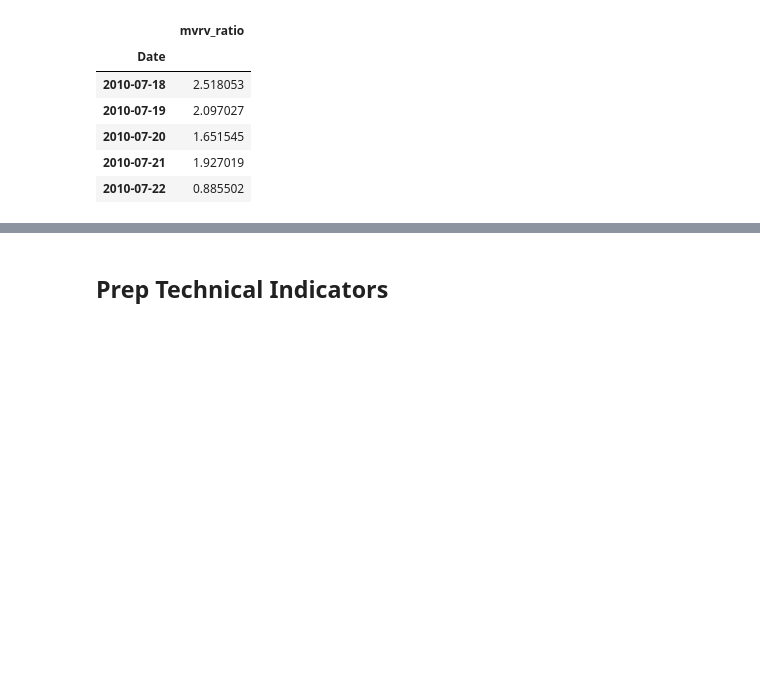
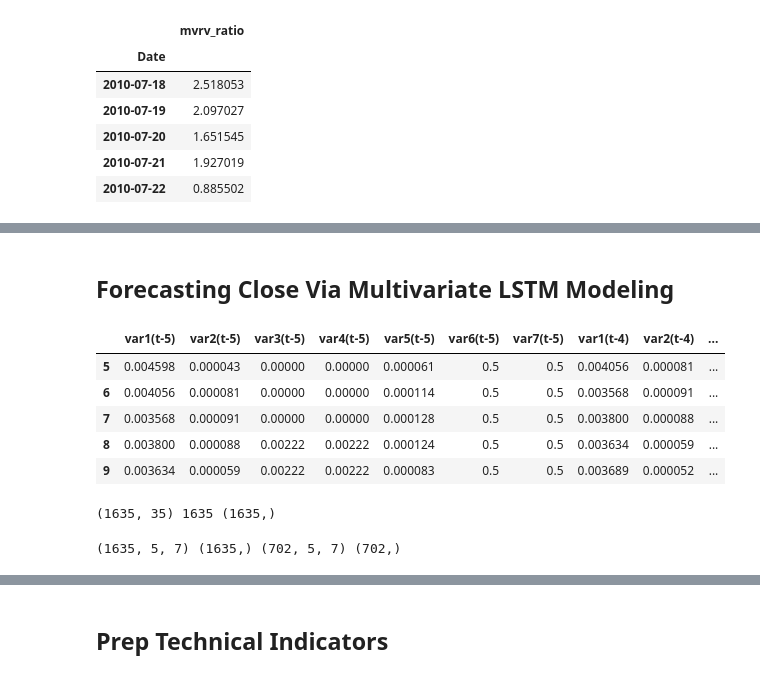
Before and after one commit to bcizek91/crypto_bot_project_2, a Jupyter notebook: Data_Prep_Master.ipynb, the cells around one changed output, grey strips where cells are left out. Cells and saved outputs as stored; diff of their text form; code cells hidden in the pictures; blank space fills up the shorter version.

```diff
--- a/Data_Prep_Master.ipynb
+++ b/Data_Prep_Master.ipynb
@@ -178,3 +188,51 @@ btc_master_df.head()
 | 2014-09-19 | 424.102997 | 427.834991 | 384.532013 | 394.795990 | 394.795990 | 37919700.0 | 13280850.0 | 21000000.0 | 63.242143 | ... |
 | 2014-09-20 | 394.673004 | 423.295990 | 389.882996 | 408.903992 | 408.903992 | 36863600.0 | 13292775.0 | 21000000.0 | 63.298929 | ... |
 | 2014-09-21 | 408.084991 | 412.425995 | 393.181000 | 398.821014 | 398.821014 | 26580100.0 | 13292775.0 | 21000000.0 | 63.298929 | ... |
+# %% [markdown]
+## Forecasting Close Via Multivariate LSTM Modeling
+# %%
+# convert series to supervised learning
+###https://machinelearningmastery.com/multivariate-time-series-forecasting-lstms-keras/
+def series_to_supervised(data, n_in=1, n_out=1, dropnan=True):
+	n_vars = 1 if type(data) is list else data.shape[1]
+	df = pd.DataFrame(data)
+	cols, names = list(), list()
+	# input sequence (t-n, ... t-1)
+	for i in range(n_in, 0, -1):
+		cols.append(df.shift(i))
+		names += [('var%d(t-%d)' % (j+1, i)) for j in range(n_vars)]
+	# forecast sequence (t, t+1, ... t+n)
+	for i in range(0, n_out):
+		cols.append(df.shift(-i))
+		if i == 0:
+			names += [('var%d(t)' % (j+1)) for j in range(n_vars)]
+		else:
+			names += [('var%d(t+%d)' % (j+1, i)) for j in range(n_vars)]
+	# put it all together
+	agg = pd.concat(cols, axis=1)
+	agg.columns = names
+	# drop rows with NaN values
+	if dropnan:
+		agg.dropna(inplace=True)
+	return agg
+# %%
+###https://machinelearningmastery.com/multivariate-time-series-forecasting-lstms-keras/
+#Load Data, Select Our Features & Target for Modeling
+dataset = pd.read_csv('data/BTC_Signals.csv')
+data = dataset[['Close','Volume','Circulating Supply','Supply Ratio','Volume Supply Ratio','mvrv_signal','nupl_signal']].copy()
+values = data.values
+values = values.astype('float32')
+# %%
+#Scale Data
+scaler = MinMaxScaler(feature_range=(0, 1))
+scaled = scaler.fit_transform(values)
+# %%
+reframed = series_to_supervised(scaled, 5, 5)
+reframed.head()
+# %% [output]
+|  | var1(t-5) | var2(t-5) | var3(t-5) | var4(t-5) | var5(t-5) | var6(t-5) | var7(t-5) | var1(t-4) | var2(t-4) | ... |
+| 5 | 0.004598 | 0.000043 | 0.00000 | 0.00000 | 0.000061 | 0.5 | 0.5 | 0.004056 | 0.000081 | ... |
+| 6 | 0.004056 | 0.000081 | 0.00000 | 0.00000 | 0.000114 | 0.5 | 0.5 | 0.003568 | 0.000091 | ... |
+| 7 | 0.003568 | 0.000091 | 0.00000 | 0.00000 | 0.000128 | 0.5 | 0.5 | 0.003800 | 0.000088 | ... |
+| 8 | 0.003800 | 0.000088 | 0.00222 | 0.00222 | 0.000124 | 0.5 | 0.5 | 0.003634 | 0.000059 | ... |
+| 9 | 0.003634 | 0.000059 | 0.00222 | 0.00222 | 0.000083 | 0.5 | 0.5 | 0.003689 | 0.000052 | ... |
@@ -180,0 +247,13 @@ btc_master_df.head()
+# %%
+n_obs = n_steps * n_features
+train_X, train_y = train[:, :n_obs], train[:, -n_features]
+test_X, test_y = test[:, :n_obs], test[:, -n_features]
+print(train_X.shape, len(train_X), train_y.shape)
+# %% [output]
+(1635, 35) 1635 (1635,)
+# %%
+train_X = train_X.reshape((train_X.shape[0], n_steps, n_features))
+test_X = test_X.reshape((test_X.shape[0], n_steps, n_features))
+print(train_X.shape, train_y.shape, test_X.shape, test_y.shape)
+# %% [output]
+(1635, 5, 7) (1635,) (702, 5, 7) (702,)
```
Also changed, not shown: parts of 15 cells of this notebook.
